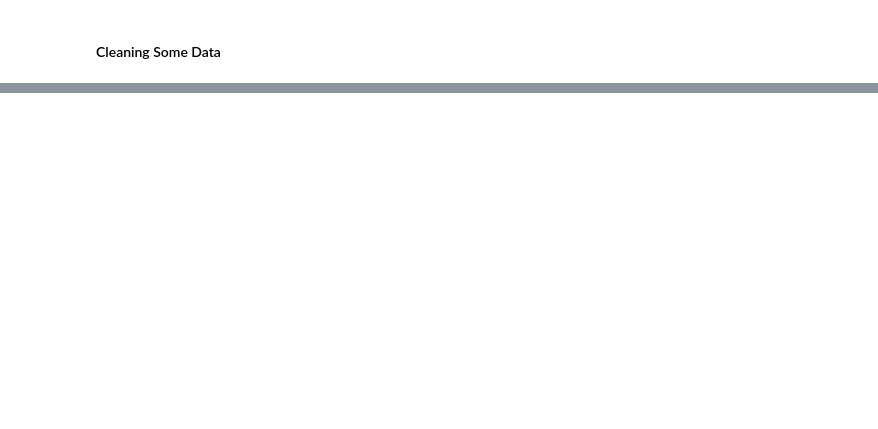
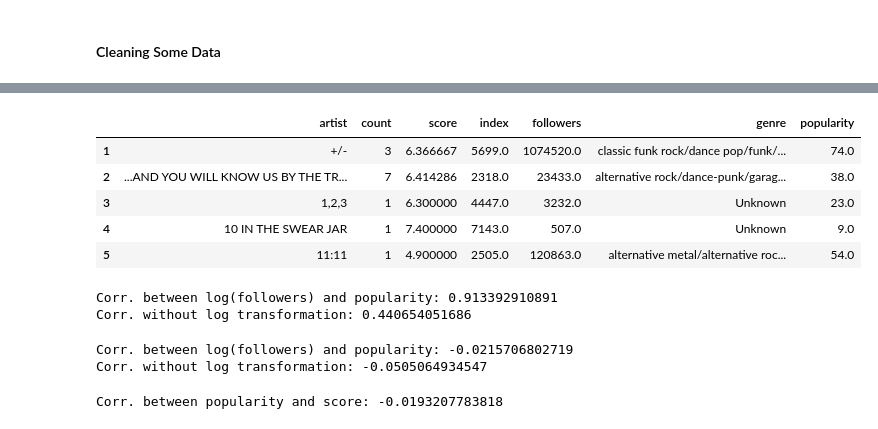
Before and after one commit to timdmulligan/govs_ball_schedule, a Jupyter notebook: crawl_govs_ball.ipynb, the cells around one changed output, grey strips where cells are left out. Saved outputs shown, nothing was run; the diff lists cells and outputs as text; code cells hidden in the pictures; blank space fills up the shorter version.

```diff
--- a/crawl_govs_ball.ipynb
+++ b/crawl_govs_ball.ipynb
@@ -226,0 +211,7 @@ album_table.to_sql("album_table_clean", con, if_exists = "replace")
+# %%
+import spotipy
+import sys
+import json
+#Feed the Gov's Ball Artists into Spotify
+spotify = spotipy.Spotify()#Create spotify object from spotipy
+spotify_data = pd.read_sql_query("SELECT DISTINCT artist from album_table_clean", con)
@@ -262,20 +278,0 @@ import json
-# %%
-#Feed the Gov's Ball Artists into Spotify
-spotify = spotipy.Spotify()#Create spotify object from spotipy
-
-count = 0
-for name in log_progress(gb_data["artist"], every = 1):
-    search = spotify.search(q='artist:' + name, type='artist') #Search and grab the first result
-    spot_name = pd.read_json(json.dumps(search["artists"]))["items"][0]["name"] #Name for reference
-    popularity = pd.read_json(json.dumps(search["artists"]))["items"][0]["popularity"] #Popularity Metric
-    genre = pd.read_json(json.dumps(search["artists"]))["items"][0]["genres"] #Genre list
-    followers = pd.read_json(json.dumps(search["artists"]))["items"][0]["followers"]["total"] #Social Followers
-    if len(genre) > 0:
-        genre = "/".join(genre)
-    else:
-        genre = "Unknown"
-    #Add that dat to the gov's ball table
-    gb_data.loc[gb_data['artist'] == name, 'followers'] = followers
-    gb_data.loc[gb_data['artist'] == name, 'genre'] = genre
-    gb_data.loc[gb_data['artist'] == name, 'popularity'] = popularity
-    count = count+1
@@ -374,0 +385,10 @@ con.close()
+# %%
+con = sqlite3.connect("pitchfork-data.db")
+
+album_table = pd.read_sql_query("""SELECT upper(artist) as artist,
+                                          count(album) as count,
+                                          avg(score) as score
+                                    FROM album_table_clean
+                                    GROUP BY artist""", con)
+album_table["score"] = album_table["score"].astype(float)
+album_table.head()
@@ -374,0 +402,41 @@ con.close()
+# %%
+spotify_data = pd.read_sql_query("SELECT * FROM artist_spotify_data", con)
+corr = album_table.merge(spotify_data, on = "artist", how = "left")
+corr = corr[~corr["followers"].isnull()]
+corr = corr[corr["followers"] != 0]
+corr.head()
+# %% [output]
+|  | artist | count | score | index | followers | genre | popularity |
+| 1 | +/- | 3 | 6.366667 | 5699.0 | 1074520.0 | classic funk rock/dance pop/funk/... | 74.0 |
+| 2 | ...AND YOU WILL KNOW US BY THE TR... | 7 | 6.414286 | 2318.0 | 23433.0 | alternative rock/dance-punk/garag... | 38.0 |
+| 3 | 1,2,3 | 1 | 6.300000 | 4447.0 | 3232.0 | Unknown | 23.0 |
+| 4 | 10 IN THE SWEAR JAR | 1 | 7.400000 | 7143.0 | 507.0 | Unknown | 9.0 |
+| 5 | 11:11 | 1 | 4.900000 | 2505.0 | 120863.0 | alternative metal/alternative roc... | 54.0 |
+# %%
+print ("Corr. between log(followers) and popularity:",
+       linregress(numpy.log(corr["followers"]),
+                  corr["popularity"])[2])
+
+print ("Corr. without log transformation:",
+       linregress(corr["followers"],
+                  corr["popularity"])[2])
+# %% [output]
+Corr. between log(followers) and popularity: 0.913392910891
+Corr. without log transformation: 0.440654051686
+# %%
+print ("Corr. between log(followers) and score:",
+       linregress(numpy.log(corr["followers"]),
+                  corr["score"])[2])
+
+print ("Corr. without log transformation:",
+       linregress(corr["followers"],
+                  corr["score"])[2])
+# %% [output]
+Corr. between log(followers) and popularity: -0.0215706802719
+Corr. without log transformation: -0.0505064934547
+# %%
+print ("Corr. between popularity and score:",
+       linregress(corr["popularity"],
+                  corr["score"])[2])
+# %% [output]
+Corr. between popularity and score: -0.0193207783818
```
Also changed, not shown: parts of 34 cells of this notebook, 8 other files.
